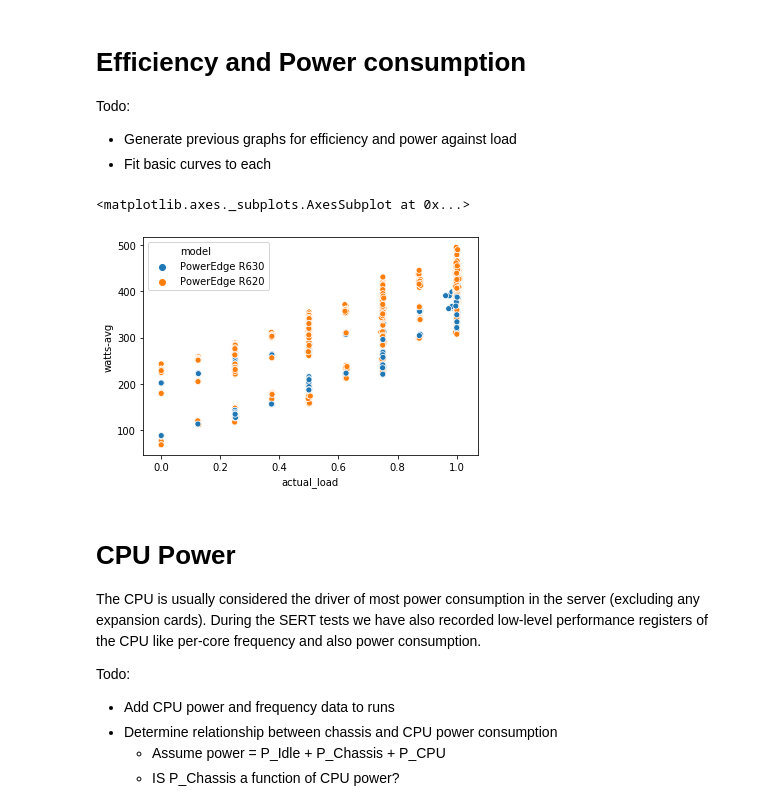
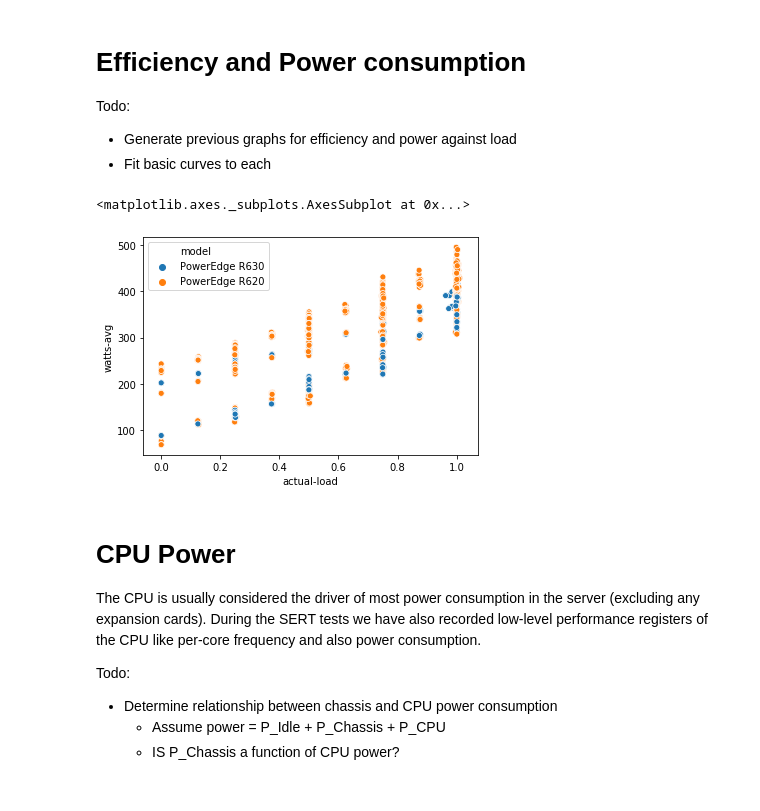
Before and after one commit to sjclement/sert-processing, a Jupyter notebook: Temperature_analysis.ipynb, the cells around one changed output. Drawn from its saved outputs; the diff is of its cells as text; code cells hidden in the pictures.

Commit message:
Better file management and cpu graphs

```diff
--- a/Temperature_analysis.ipynb
+++ b/Temperature_analysis.ipynb
@@ -20,6 +21,10 @@ import os.path
 import glob
 from parse_results import process_results_xml
 # %%
-target_dir = 'OneDrive//Results - PowerEdge'
+sert_results_dir = 'OneDrive//Results - PowerEdge'
 bios_setting_file = 'test_settings.csv'
 cpu_metrics_dir = 'cpu_data'
+
+working_dir = 'data'
+all_data_file = 'all_data.csv'
+overwrite_data = True
@@ -112,20 +128,19 @@ full_details = pd.read_csv('all_data.csv', parse_dates=['start', 'end'])
 # %%
 import seaborn as sns
 
-cpu = full_details[(full_details['workload'] == 'CPU')| (full_details['workload'] == 'Idle')]
+cpu = sert_data[(sert_data['workload'] == 'CPU')| (sert_data['workload'] == 'Idle')]
 cpu = cpu[cpu['cpu'].str.contains('2690')]
 
-sns.scatterplot('actual_load', 'watts-avg', hue='model', data=cpu)
+sns.scatterplot('actual-load', 'watts-avg', hue='model', data=cpu)
 # %% [output]
 <matplotlib.axes._subplots.AxesSubplot at 0x...>
-[figure, old version]
+[figure, new version]
 # %% [markdown]
 # CPU Power
 
 The CPU is usually considered the driver of most power consumption in the server (excluding any expansion cards). During the SERT tests we have also recorded low-level performance registers of the CPU like per-core frequency and also power consumption.
 
 Todo:
-- Add CPU power and frequency data to runs
 - Determine relationship between chassis and CPU power consumption
     - Assume power = P_Idle + P_Chassis + P_CPU
     - IS P_Chassis a function of CPU power?
```
Also changed, not shown: parts of 12 cells of this notebook.
